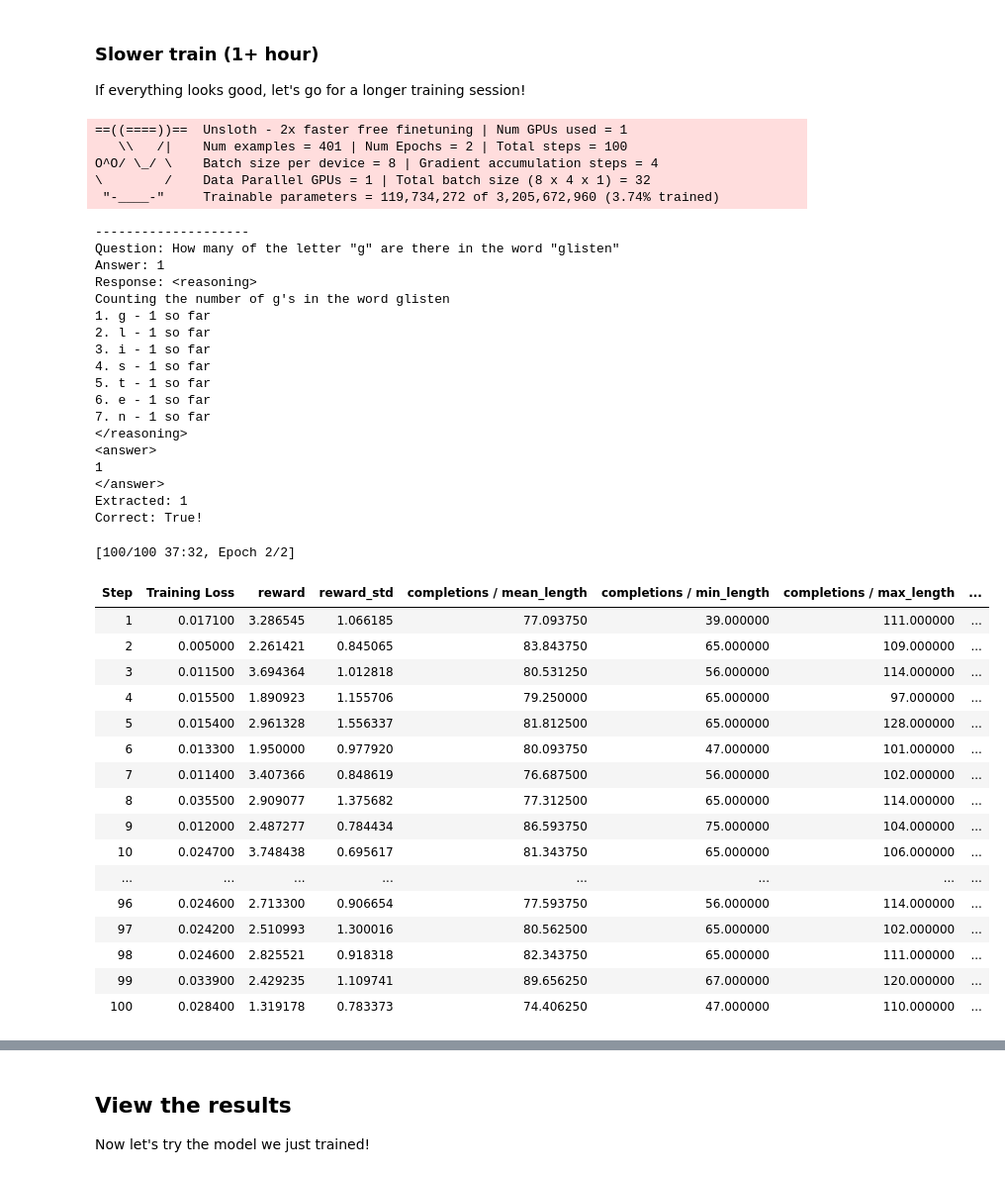
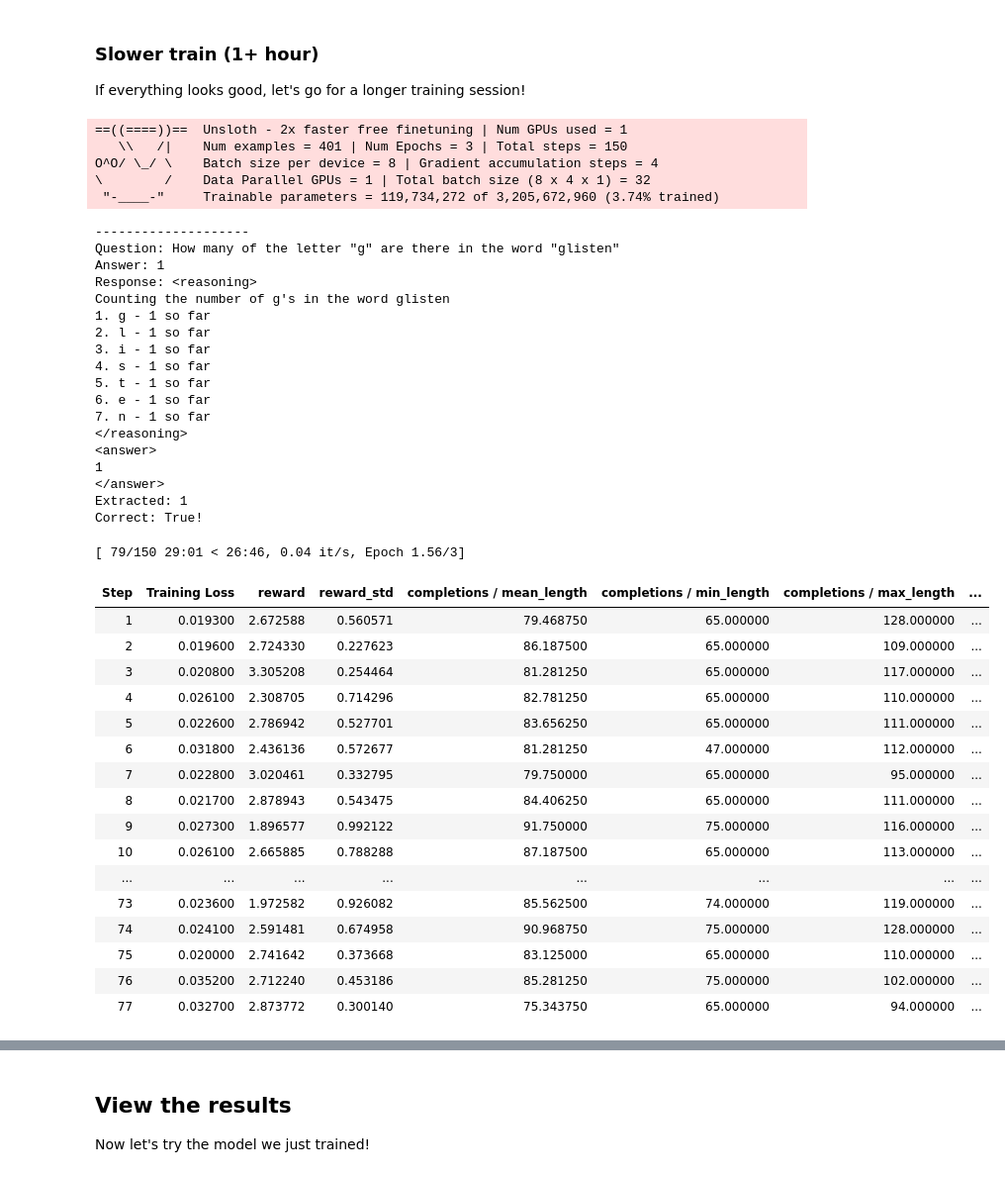
Before and after one commit to EduardoNicacio/cd13303-genai-c1-classroom, a Jupyter notebook: project/starter/gen_ai_fundamentals_project_starter.ipynb, the cells around one changed output, grey strips where cells are left out. Shown at 99% size. Drawn from its saved outputs; the diff is of its cells as text; code cells hidden in the pictures.

```diff
--- a/project/starter/gen_ai_fundamentals_project_starter.ipynb
+++ b/project/starter/gen_ai_fundamentals_project_starter.ipynb
@@ -828,7 +827,6 @@ time: 2.94 ms (started: 2026-02-03 01:18:26 +00:00)
 # Let's reward the model for properly counting the occurrences of a letter in a word
 # TODO: Fill in the missing parts marked with **********
 # No changes needed in this cell, but feel free to experiment with variations on the prompt
-
 
 def get_resp_letters_and_counts(response):
     """Extract the letters and counts from the response
@@ -875,13 +873,13 @@ def counting_reward_func(completions, letters, **kwargs) -> list[float]:
 
     # Iterate over each of the letter-response pairs
     for letter, response in zip(letters, responses):
-        reward = 0
+        reward = 0.0
 
         letters_and_counts = get_resp_letters_and_counts(response)
 
         # If there are no matches, provide a negative reward
         if not letters_and_counts:
-            res.append(-1)
+            res.append(-0.5) # Penalty for no matches
             continue
 
         # Start counting the matching letters
@@ -894,19 +892,18 @@ def counting_reward_func(completions, letters, **kwargs) -> list[float]:
 
                 # If the count is accurate, add a reward, else subtract a reward
                 if actual_count == expected_count:
-                    reward += 1
+                    reward += 0.75
                 else:
-                    reward -= 1
+                    reward -= 0.75
             else:
                 # Penalize for incorrect letters or counts
-                reward -= 0.5
+                reward -= 0.25
 
         # Return the reward normalized by the length of the matches
         normalized_reward = reward / max(len(letters_and_counts), 1)
         res.append(normalized_reward)
 
     return res
-
 
 res = counting_reward_func(
     completions=[
@@ -929,9 +926,9 @@ res = counting_reward_func(
 
 1. g - 1 so far
 2. o - 1 so far
-3. a - 1 so far
-4. a - 1 so far
-5. l - 1 so far
+3. a - 2 so far
+4. a - 2 so far
+5. l - 2 so far
 
 \n</reasoning>\n<answer>\nThis is my answer.\n</answer>"""
             }
@@ -1026,12 +1033,6 @@ time: 2.45 ms (started: 2026-02-03 01:19:26 +00:00)
 # Reward the model for providing the correct answer
 # TODO: Fill in the missing parts marked with **********
 
-import re
-
-def extract_xml_answer(response: str) -> str:
-    """Extract the answer from the XML response."""
-    match = re.search(r"<answer>(.*?)</answer>", response, re.DOTALL)
-    return match.group(1).strip() if match else ""
 
 def correct_answer_reward_func(prompts, completions, counts, **kwargs) -> list[float]:
     """Reward the final answer if it is correct."""
@@ -1050,7 +1051,7 @@ Correct: {str(extracted_responses[0]) == str(counts[0])}!
     """)
 
     res = [
-        1.0 if str(r) == str(a) else -1.0  # Provide reward for exactly correct answer
+        2.0 if str(r) == str(a) else -2.0  # Reward for correct final answer
         for r, a in zip(extracted_responses, counts)
     ]
     return res
@@ -1058,14 +1059,14 @@ Correct: {str(extracted_responses[0]) == str(counts[0])}!
 # Test the function
 res = correct_answer_reward_func(
     prompts=[
-        [{"content": """How many letters are in the word 'example'?"""}],
-        [{"content": """How many letters are in the word 'test'?"""}],
+        [{"content": """How many letters 't' are in the word 'better'?"""}],
+        [{"content": """How many letters 'n' are in the word 'reasoning'?"""}],
     ],
     completions=[
-        [{"content": """<reasoning>.../reasoning>\n<answer>\n7\n</answer>"""}],
-        [{"content": """<reasoning>.../reasoning>\n<answer>\n4\n</answer>"""}],
+        [{"content": """<reasoning>.../reasoning>\n<answer>\n2\n</answer>"""}],
+        [{"content": """<reasoning>.../reasoning>\n<answer>\n2\n</answer>"""}],
     ],
-    counts=[7, 4],
+    counts=[2, 2],
 )
 
 print(res)
@@ -1270,58 +1271,58 @@ training_args = GRPOConfig(
     # Configure the maximum number of steps to take about 30mins of time for
     # a medium-sized experiment. (See how long the previous example took and
     # scale up appropriately using your best guess.)
-    max_steps=100,  # ~40min based on observed performance. Will produce a log table with 100 entries.
+    max_steps=150,  # ~60min based on observed performance. Will produce a log table with 150 entries.
 )
 trainer = GRPOTrainer(
     model=model,
     processing_class=tokenizer,
     reward_funcs=REWARD_FUNCS,
     args=training_args,
     train_dataset=ds,
 )
 trainer_res = trainer.train()
 # %% [output]
 ==((====))==  Unsloth - 2x faster free finetuning | Num GPUs used = 1
-   \\   /|    Num examples = 401 | Num Epochs = 2 | Total steps = 100
+   \\   /|    Num examples = 401 | Num Epochs = 3 | Total steps = 150
 O^O/ \_/ \    Batch size per device = 8 | Gradient accumulation steps = 4
 \        /    Data Parallel GPUs = 1 | Total batch size (8 x 4 x 1) = 32
  "-____-"     Trainable parameters = 119,734,272 of 3,205,672,960 (3.74% trained)
 --------------------
 Question: How many of the letter "g" are there in the word "glisten"
 Answer: 1
 Response: <reasoning>
 Counting the number of g's in the word glisten
 1. g - 1 so far
 2. l - 1 so far
 3. i - 1 so far
 4. s - 1 so far
 5. t - 1 so far
 6. e - 1 so far
 7. n - 1 so far
 </reasoning>
 <answer>
 1
 </answer>
 Extracted: 1
 Correct: True!
-[100/100 37:32, Epoch 2/2]
+[ 79/150 29:01 < 26:46, 0.04 it/s, Epoch 1.56/3]
 | Step | Training Loss | reward | reward_std | completions / mean_length | completions / min_length | completions / max_length | ... |
-| 1 | 0.017100 | 3.286545 | 1.066185 | 77.093750 | 39.000000 | 111.000000 | ... |
-| 2 | 0.005000 | 2.261421 | 0.845065 | 83.843750 | 65.000000 | 109.000000 | ... |
-| 3 | 0.011500 | 3.694364 | 1.012818 | 80.531250 | 56.000000 | 114.000000 | ... |
-| 4 | 0.015500 | 1.890923 | 1.155706 | 79.250000 | 65.000000 | 97.000000 | ... |
-| 5 | 0.015400 | 2.961328 | 1.556337 | 81.812500 | 65.000000 | 128.000000 | ... |
-| 6 | 0.013300 | 1.950000 | 0.977920 | 80.093750 | 47.000000 | 101.000000 | ... |
-| 7 | 0.011400 | 3.407366 | 0.848619 | 76.687500 | 56.000000 | 102.000000 | ... |
-| 8 | 0.035500 | 2.909077 | 1.375682 | 77.312500 | 65.000000 | 114.000000 | ... |
-| 9 | 0.012000 | 2.487277 | 0.784434 | 86.593750 | 75.000000 | 104.000000 | ... |
-| 10 | 0.024700 | 3.748438 | 0.695617 | 81.343750 | 65.000000 | 106.000000 | ... |
+| 1 | 0.019300 | 2.672588 | 0.560571 | 79.468750 | 65.000000 | 128.000000 | ... |
+| 2 | 0.019600 | 2.724330 | 0.227623 | 86.187500 | 65.000000 | 109.000000 | ... |
+| 3 | 0.020800 | 3.305208 | 0.254464 | 81.281250 | 65.000000 | 117.000000 | ... |
+| 4 | 0.026100 | 2.308705 | 0.714296 | 82.781250 | 65.000000 | 110.000000 | ... |
+| 5 | 0.022600 | 2.786942 | 0.527701 | 83.656250 | 65.000000 | 111.000000 | ... |
+| 6 | 0.031800 | 2.436136 | 0.572677 | 81.281250 | 47.000000 | 112.000000 | ... |
+| 7 | 0.022800 | 3.020461 | 0.332795 | 79.750000 | 65.000000 | 95.000000 | ... |
+| 8 | 0.021700 | 2.878943 | 0.543475 | 84.406250 | 65.000000 | 111.000000 | ... |
+| 9 | 0.027300 | 1.896577 | 0.992122 | 91.750000 | 75.000000 | 116.000000 | ... |
+| 10 | 0.026100 | 2.665885 | 0.788288 | 87.187500 | 65.000000 | 113.000000 | ... |
 | ... | ... | ... | ... | ... | ... | ... | ... |
-| 96 | 0.024600 | 2.713300 | 0.906654 | 77.593750 | 56.000000 | 114.000000 | ... |
-| 97 | 0.024200 | 2.510993 | 1.300016 | 80.562500 | 65.000000 | 102.000000 | ... |
-| 98 | 0.024600 | 2.825521 | 0.918318 | 82.343750 | 65.000000 | 111.000000 | ... |
-| 99 | 0.033900 | 2.429235 | 1.109741 | 89.656250 | 67.000000 | 120.000000 | ... |
-| 100 | 0.028400 | 1.319178 | 0.783373 | 74.406250 | 47.000000 | 110.000000 | ... |
+| 73 | 0.023600 | 1.972582 | 0.926082 | 85.562500 | 74.000000 | 119.000000 | ... |
+| 74 | 0.024100 | 2.591481 | 0.674958 | 90.968750 | 75.000000 | 128.000000 | ... |
+| 75 | 0.020000 | 2.741642 | 0.373668 | 83.125000 | 65.000000 | 110.000000 | ... |
+| 76 | 0.035200 | 2.712240 | 0.453186 | 85.281250 | 75.000000 | 102.000000 | ... |
+| 77 | 0.032700 | 2.873772 | 0.300140 | 75.343750 | 65.000000 | 94.000000 | ... |
 --------------------
 Question: How many of the letter "k" are there in the word "absolve"
 Answer: 0
```
Also changed, not shown: parts of 24 cells of this notebook.
